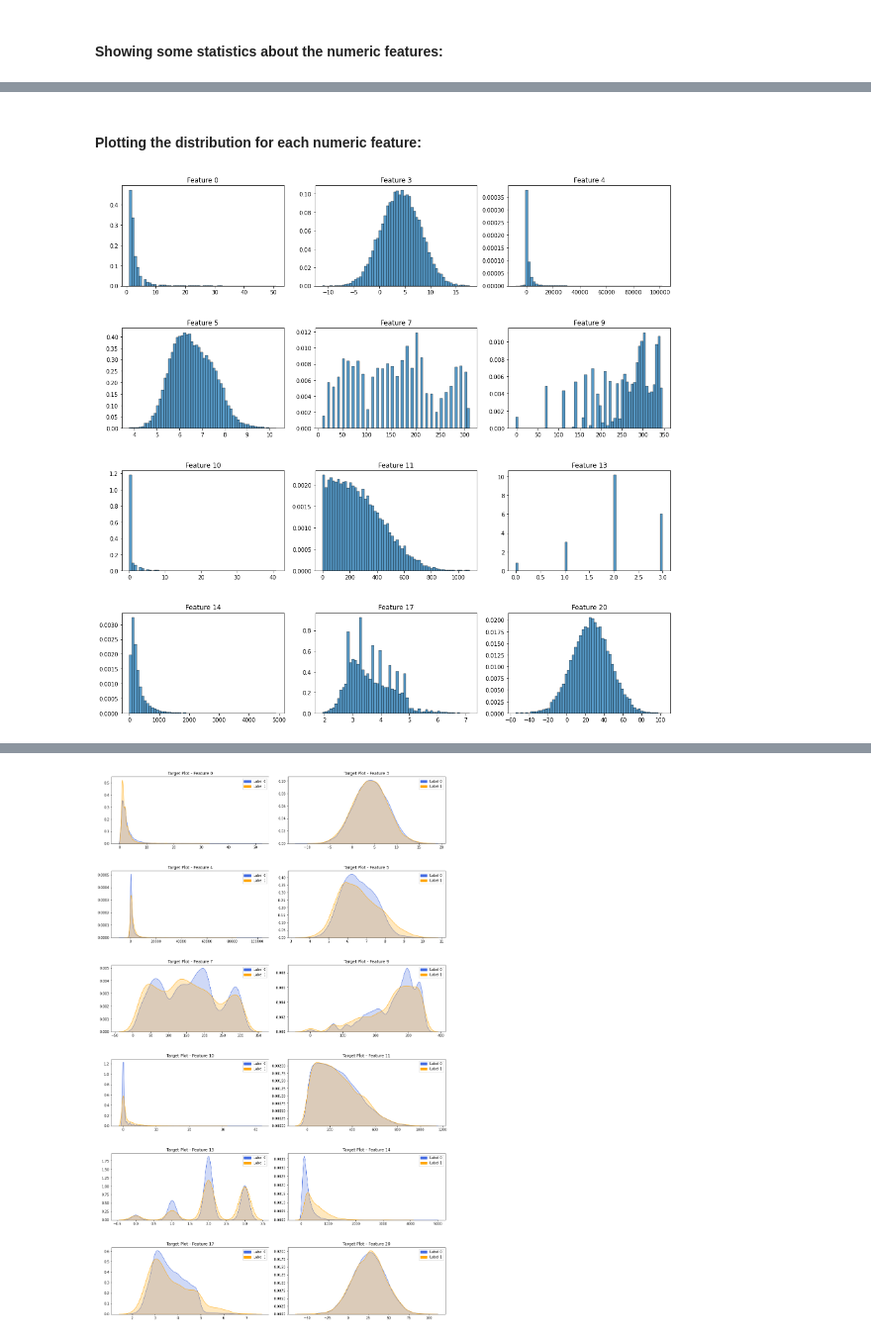
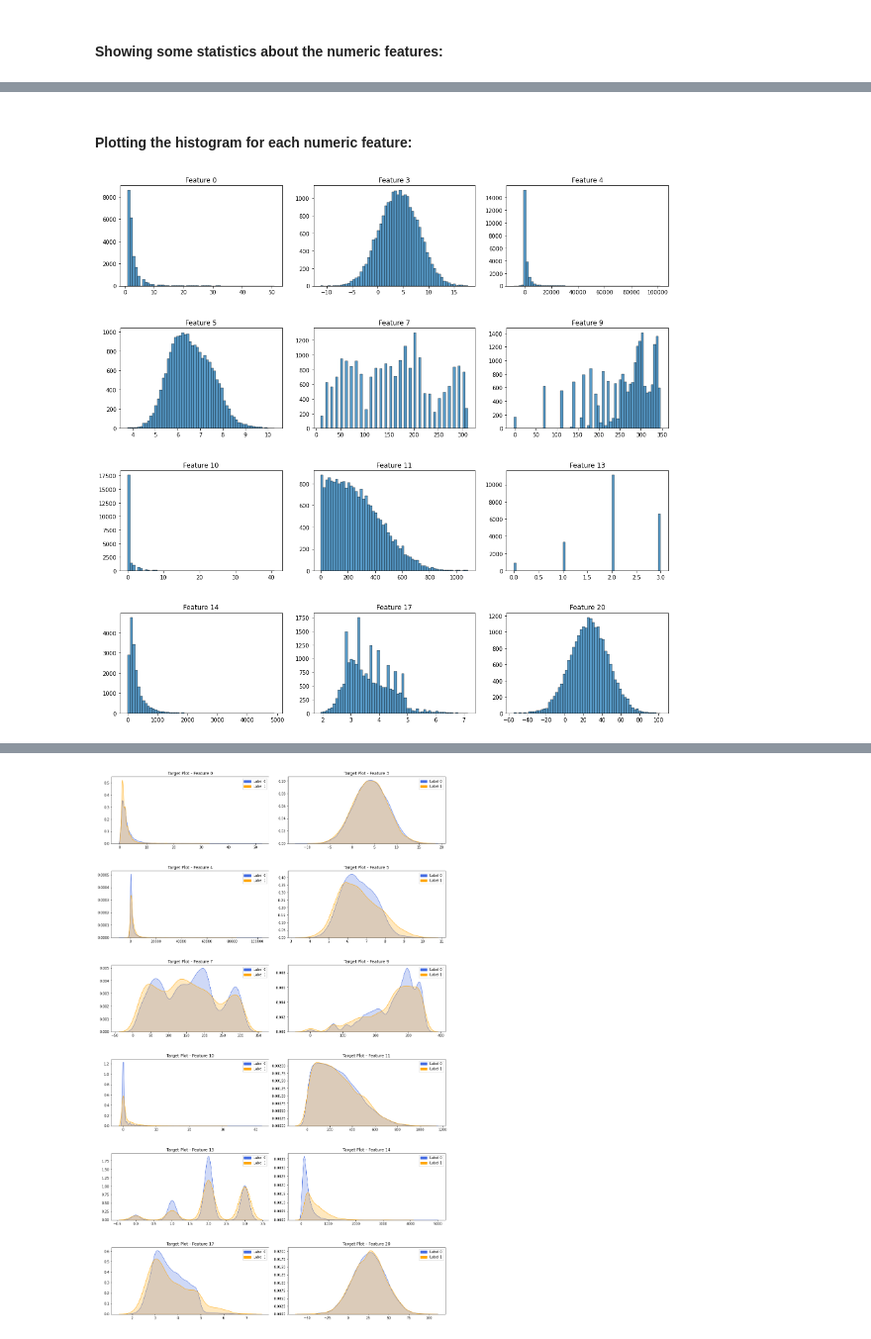
Before and after one commit to BensGith/G2-MachineLearning, a Jupyter notebook: G2-JUPY.ipynb, the cells around one changed output, grey strips where cells are left out. Shown at 99% size. Saved outputs shown, nothing was run; the diff lists cells and outputs as text; code cells hidden in the pictures.

```diff
--- a/G2-JUPY.ipynb
+++ b/G2-JUPY.ipynb
@@ -218,19 +218,19 @@ train_set_numeric.describe()
 | 75% | 3.000000 | 6.811247 | 1472.750000 | 7.246177 | 210.000000 | 306.584649 | 0.000000 | 388.855035 | 3.000000 | 342.000000 | 4.150667 | ... |
 | max | 51.000000 | 17.647593 | 102127.000000 | 10.303540 | 310.000000 | 347.191571 | 41.000000 | 1081.031042 | 3.000000 | 4918.000000 | 7.141043 | ... |
 # %% [markdown]
-#### Plotting the distribution for each numeric feature:
+#### Plotting the histogram for each numeric feature:
 # %%
-def num_dist(df):
+def num_hist(df):
     feature_classes = classify_features(df)
     numeric_features = feature_classes.get("numerical")
     f, axes = plt.subplots(4,3, figsize=(16,10))
     f.tight_layout(pad=3)
     axes = axes.flatten()
     for i, feature in enumerate(numeric_features):
         f.set_figheight(15)
         f.set_figwidth(15)
-        sns.histplot(data=df[feature], bins=60, ax=axes[i], stat='density').set(title='Feature {}'.format(feature), xlabel=None, ylabel=None)
+        sns.histplot(data=df[feature], bins=60, ax=axes[i]).set(title='Feature {}'.format(feature), xlabel=None, ylabel=None)
 
-num_dist(train_set)
+num_hist(train_set)
 # %% [output]
-[figure, old version]
+[figure, new version]
```
Also changed, not shown: parts of 3 cells of this notebook.
